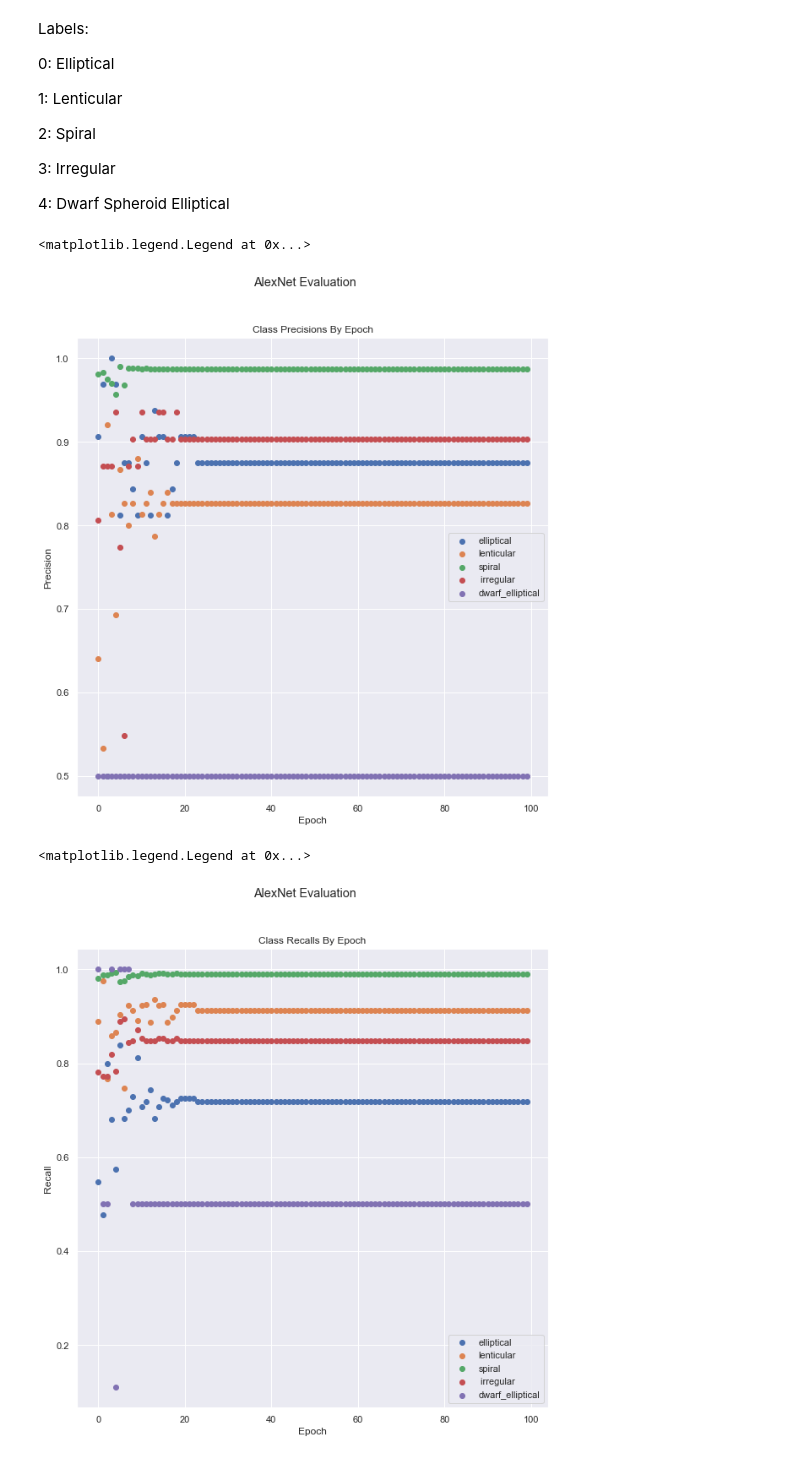
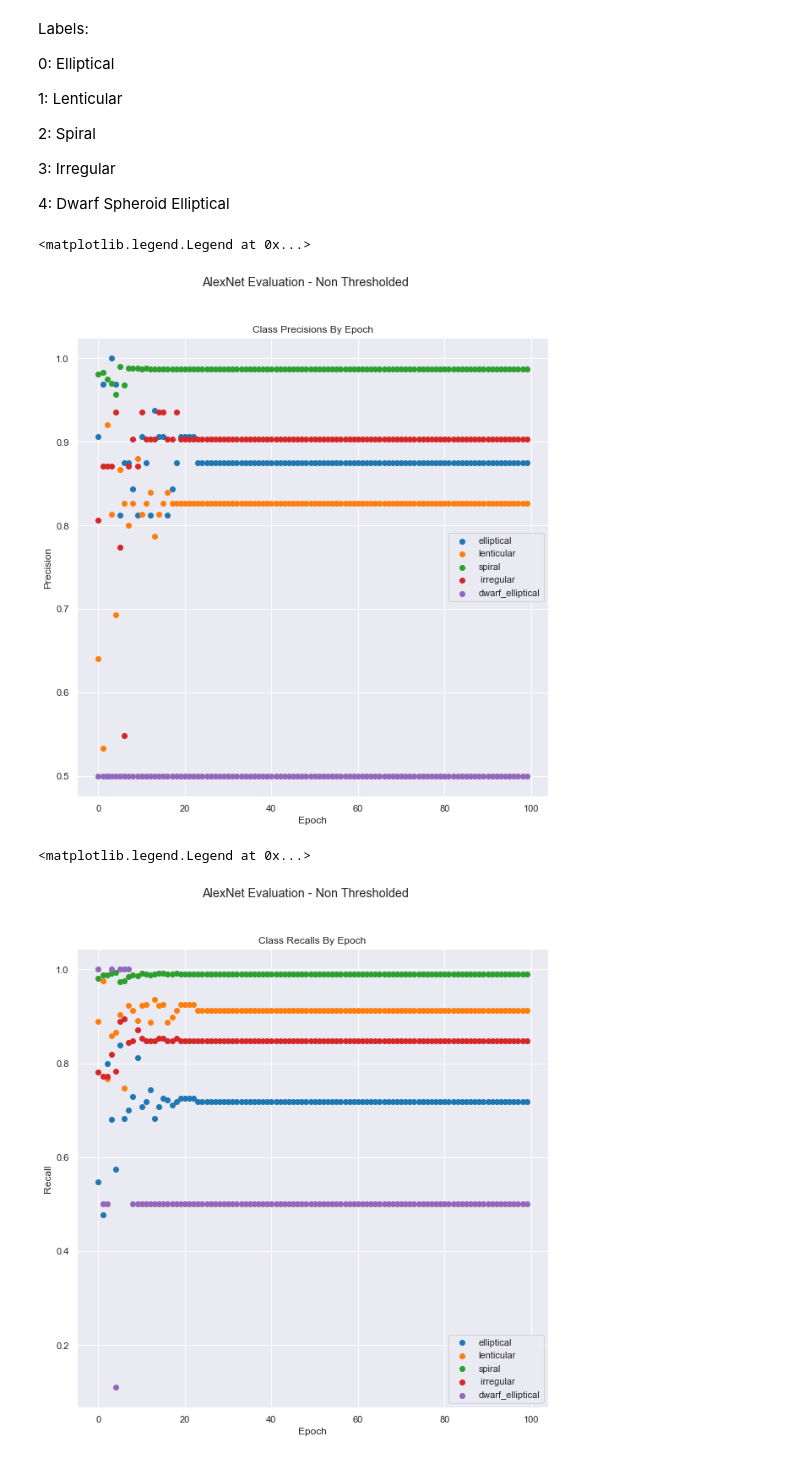
Before and after one commit to frankmaayn/galaxy_computer_vision_with_EFIGI_data, a Jupyter notebook: Notebooks/AlexNet_Eval.ipynb, the cells around one changed output. Cells and saved outputs as stored; diff of their text form; code cells hidden in the pictures.

```diff
--- a/Notebooks/AlexNet_Eval.ipynb
+++ b/Notebooks/AlexNet_Eval.ipynb
@@ -29,8 +29,9 @@ import seaborn as sns
 import pandas as pd
 import matplotlib.pyplot as plt
 sns.set_theme(style="darkgrid")
+sns.set_palette(sns.color_palette("tab10"))
 fig, ax = plt.subplots(figsize=(10, 10))
-fig.suptitle('AlexNet Evaluation')
+fig.suptitle('AlexNet Evaluation - Non Thresholded')
 ax.set_title("Class Precisions By Epoch")
 ax.set_xlabel("Epoch")
 ax.set_ylabel("Precision")
@@ -43,27 +44,28 @@ for label in range(len(epoch_metrics["epoch_precisions"])):
 ax.legend()
 # %% [output]
 <matplotlib.legend.Legend at 0x...>
-[figure, old version]
+[figure, new version]
 # %%
 import seaborn as sns
 import pandas as pd
 import matplotlib.pyplot as plt
 sns.set_theme(style="darkgrid")
+sns.set_palette(sns.color_palette("tab10"))
 fig, ax = plt.subplots(figsize=(10, 10))
-fig.suptitle('AlexNet Evaluation')
+fig.suptitle('AlexNet Evaluation - Non Thresholded')
 ax.set_title("Class Recalls By Epoch")
 ax.set_xlabel("Epoch")
 ax.set_ylabel("Recall")
 for label in range(len(epoch_metrics["epoch_recalls"])):
     num_epochs = range(len(epoch_metrics["epoch_recalls"][label]))
     precisions = epoch_metrics["epoch_recalls"][label]
     df = pd.DataFrame(data={"x": num_epochs, "y": precisions})
     plt.scatter(num_epochs, precisions, label=label_names[label])
 
 ax.legend()
 # %% [output]
 <matplotlib.legend.Legend at 0x...>
-[figure, old version]
+[figure, new version]
 # %%
 import seaborn as sns
 import pandas as pd
```
Also changed, not shown: parts of 8 cells of this notebook, 1 other file.
